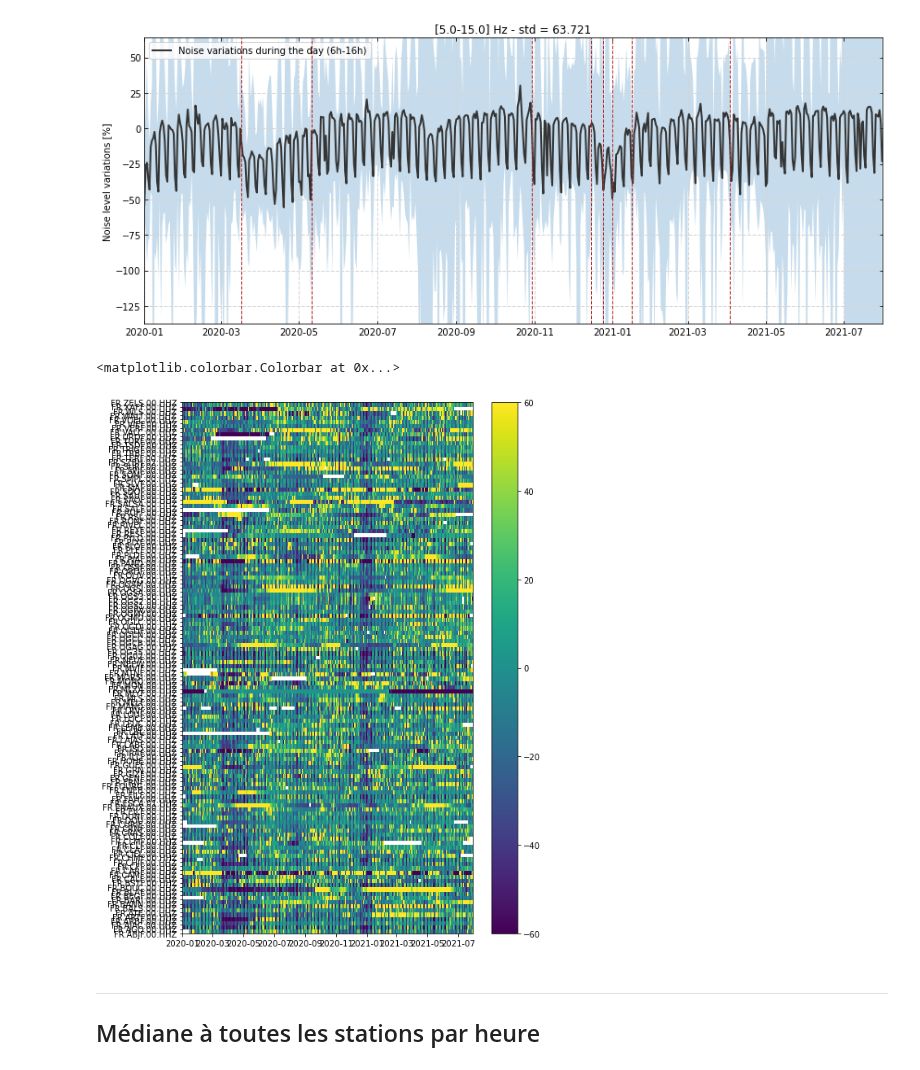
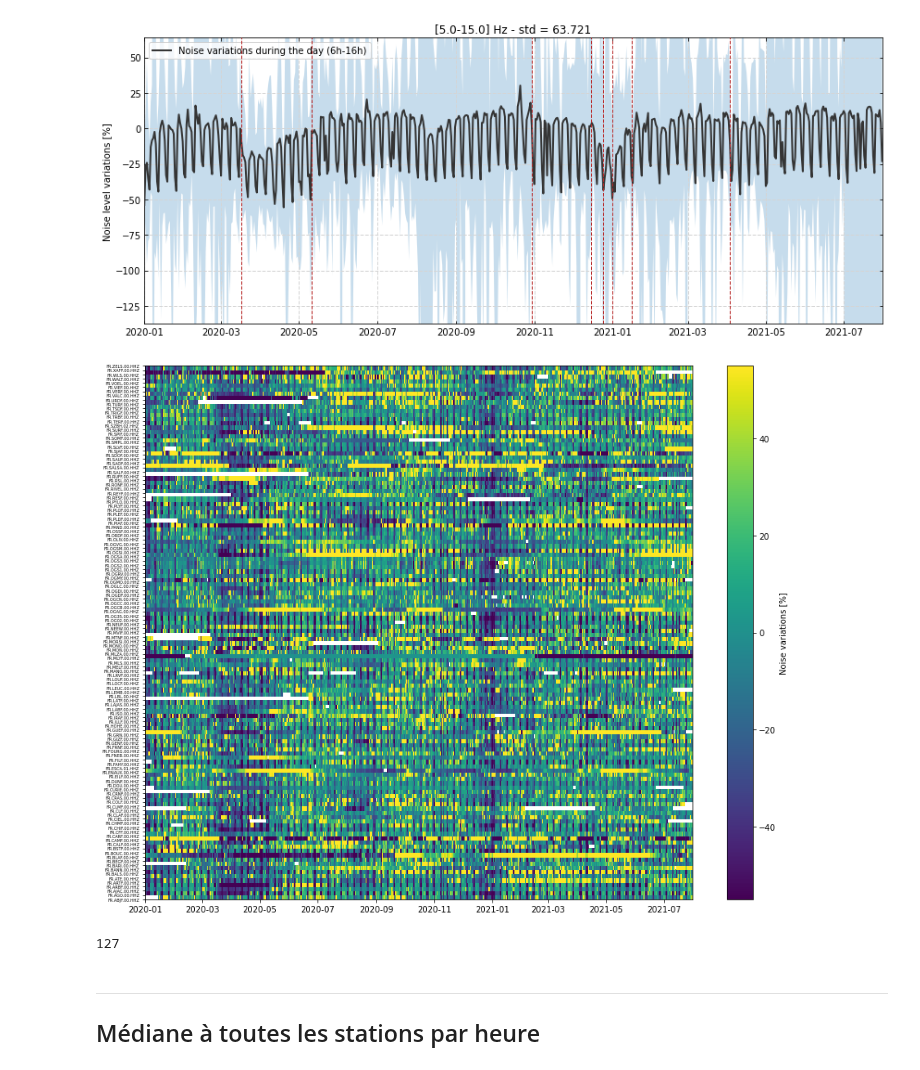
Before and after one commit to FlavienMattern/seismic-noise, a Jupyter notebook: fr_noise_overview.ipynb, the cells around one changed output. Cells and saved outputs as stored; diff of their text form; code cells hidden in the pictures.

Commit message:
Ajout d'un graphique

```diff
--- a/fr_noise_overview.ipynb
+++ b/fr_noise_overview.ipynb
@@ -194,14 +194,19 @@ plt.savefig("RESULTS/FR_2020/noise_{}Hz_DAY.png".format(freq), dpi=300)
 plt.show()
 # %% [output]
 [figure]
-# %%
-plt.figure(figsize=(8, 12))
-plt.pcolormesh(dates, st_list, med_var)
-plt.clim(-60, 60)
-plt.colorbar()
-# %% [output]
-<matplotlib.colorbar.Colorbar at 0x...>
-[figure, removed]
+# %%
+fig, ax = plt.subplots(figsize=(15, 12))
+plt.pcolormesh(dates, st_list, med_var)
+ax.tick_params(axis='y', labelsize=5)
+plt.clim(-55, 55)
+plt.colorbar(label='Noise variations [%]')
+plt.savefig('RESULTS/FR_2020/all_stations.png', dpi=150)
+# %% [output]
+[figure, added]
+# %%
+len(st_list)
+# %% [output]
+127
 # %% [markdown]
 ---
 ## Médiane à toutes les stations par heure
```
